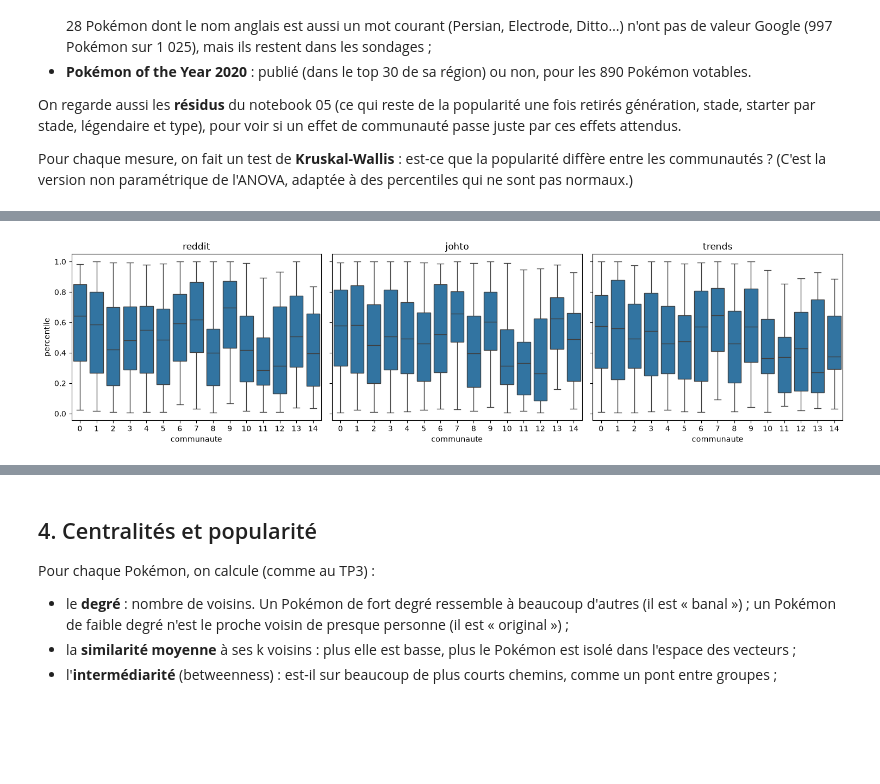
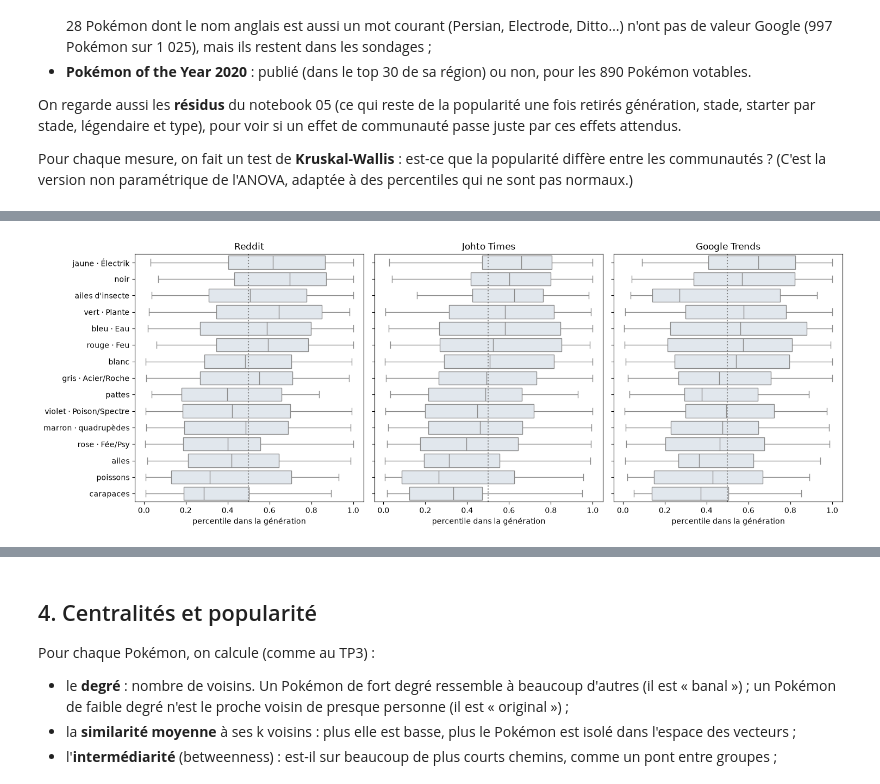
Before and after one commit to Kez0X/projet_pokemon, a Jupyter notebook: notebooks/07_reseau.ipynb, the cells around one changed output, grey strips where cells are left out. Cells and saved outputs as stored; diff of their text form; code cells hidden in the pictures; blank space fills up the shorter version.

```diff
--- a/notebooks/07_reseau.ipynb
+++ b/notebooks/07_reseau.ipynb
@@ -351,0 +394,13 @@ C'est ce qu'on avait prévu en gardant ces deux variables : comme un Pokémon n'
+# %%
+# les plus typiques : somme des similarités vers les membres de leur propre communauté
+interne = pd.Series({n: sum(w for v, w in ((v, G[n][v]["weight"]) for v in G[n]) if comm[v] == comm[n]) for n in G})
+N_IMG = 8
+fig, axes = plt.subplots(len(noms_comm), N_IMG, figsize=(12, 1.5 * len(noms_comm)))
+for r, c in enumerate(sorted(noms_comm)):
+    membres = interne[comm.loc[interne.index] == c].nlargest(N_IMG).index
+    for ax, dx in zip(axes[r], membres):
+        ax.imshow(sprite_img(dx)); ax.set_title(table.loc[dx, "nom_fr"], fontsize=7, pad=1)
+    for ax in axes[r]: ax.axis("off")
+    axes[r, 0].text(-0.2, 0.5, f"{c} · {noms_comm[c]}\n({(comm == c).sum()} Pokémon)", transform=axes[r, 0].transAxes,
+                    ha="right", va="center", fontsize=10, weight="bold")
+plt.subplots_adjust(left=0.2, hspace=0.35, wspace=0.05); plt.show()
@@ -443,2 +595,22 @@ Sur **Google Trends**, les écarts sont aussi significatifs (p < 0,001), mais un
 
 Sur les **résidus** du notebook 05 (une fois retirés génération, position dans la lignée, starter par stade, légendaire et types), les écarts deviennent très petits (moins de 0,1). Il ne reste qu'un effet faible pour le Johto Times (p = 0,018), et plus rien pour Reddit (p = 0,15) ni pour Google (p = 0,57). Une bonne partie de l'effet « communauté » passe donc par le type, qui est déjà dans le modèle du notebook 05.
+# %%
+# popularité moyenne de chaque communauté, source par source, et part de publiés à Pokémon of the Year
+# (comparée à la part attendue vu la composition de la communauté par génération)
+m = moy.rename(index=noms_comm).sort_values("johto")
+ordre_comm = list(m.index[::-1])
+fig, axes = plt.subplots(1, 2, figsize=(14, 6), sharey=True, gridspec_kw={"width_ratios": [3, 1.3]})
+for s, nom, coul in [("reddit", "Reddit", "#d9534f"), ("johto", "Johto Times", "#e0a526"), ("trends", "Google", "#4a90c2")]:
+    axes[0].scatter(m[s], m.index, s=60, color=coul, label=nom, zorder=3)
+axes[0].hlines(m.index, m[["reddit", "johto", "trends"]].min(axis=1), m[["reddit", "johto", "trends"]].max(axis=1), color="lightgrey", zorder=1)
+axes[0].axvline(0.5, ls=":", c="grey"); axes[0].legend(loc="lower right")
+axes[0].set_xlabel("percentile moyen dans la génération (0,5 = la moyenne)")
+axes[0].set_title("Popularité moyenne de chaque communauté")
+pc = poty_comm.rename(index=noms_comm).loc[m.index]
+axes[1].barh(m.index, pc["part_observee"], color=[COUL_COMM[c] for c in m.index], edgecolor="grey", label="observée")
+axes[1].scatter(pc["part_attendue"], m.index, marker="|", s=250, color="black", zorder=3, label="attendue vu ses générations")
+axes[1].legend(loc="lower right", fontsize=8)
+axes[1].set_xlabel("part de publiés")
+axes[1].set_title("Pokémon of the Year")
+axes[1].xaxis.set_major_formatter(plt.FuncFormatter(lambda v, _: f"{v:.0%}"))
+plt.tight_layout(); plt.show()
@@ -445,11 +619,13 @@ Sur les **résidus** du notebook 05 (une fois retirés génération, position da
 # %%
-fig, axes = plt.subplots(1, 3, figsize=(15, 4), sharey=True)
-for ax, s in zip(axes, ["reddit", "johto", "trends"]):
-    sns.boxplot(data=dp, x="communaute", y=s, ax=ax)
-    ax.set_title(s); ax.set_ylabel("percentile")
+# la même chose avec tout l'étalement : une boîte par communauté (rangées comme au-dessus)
+fig, axes = plt.subplots(1, 3, figsize=(15, 5.5), sharey=True)
+for ax, s, nom in zip(axes, ["reddit", "johto", "trends"], ["Reddit", "Johto Times", "Google Trends"]):
+    sns.boxplot(data=dp.assign(nom=dp["communaute"].map(noms_comm)), y="nom", x=s, order=ordre_comm,
+                color="#dfe7ef", fliersize=2, ax=ax)
+    ax.axvline(0.5, ls=":", c="grey"); ax.set_title(nom); ax.set_xlabel("percentile dans la génération"); ax.set_ylabel("")
 plt.tight_layout(); plt.show()
 # %% [output]
-[figure, old version]
+[figure, new version]
 # %% [markdown]
 ### Ce qu'on a fait et pourquoi
 
```
Also changed, not shown: parts of 24 cells of this notebook.
